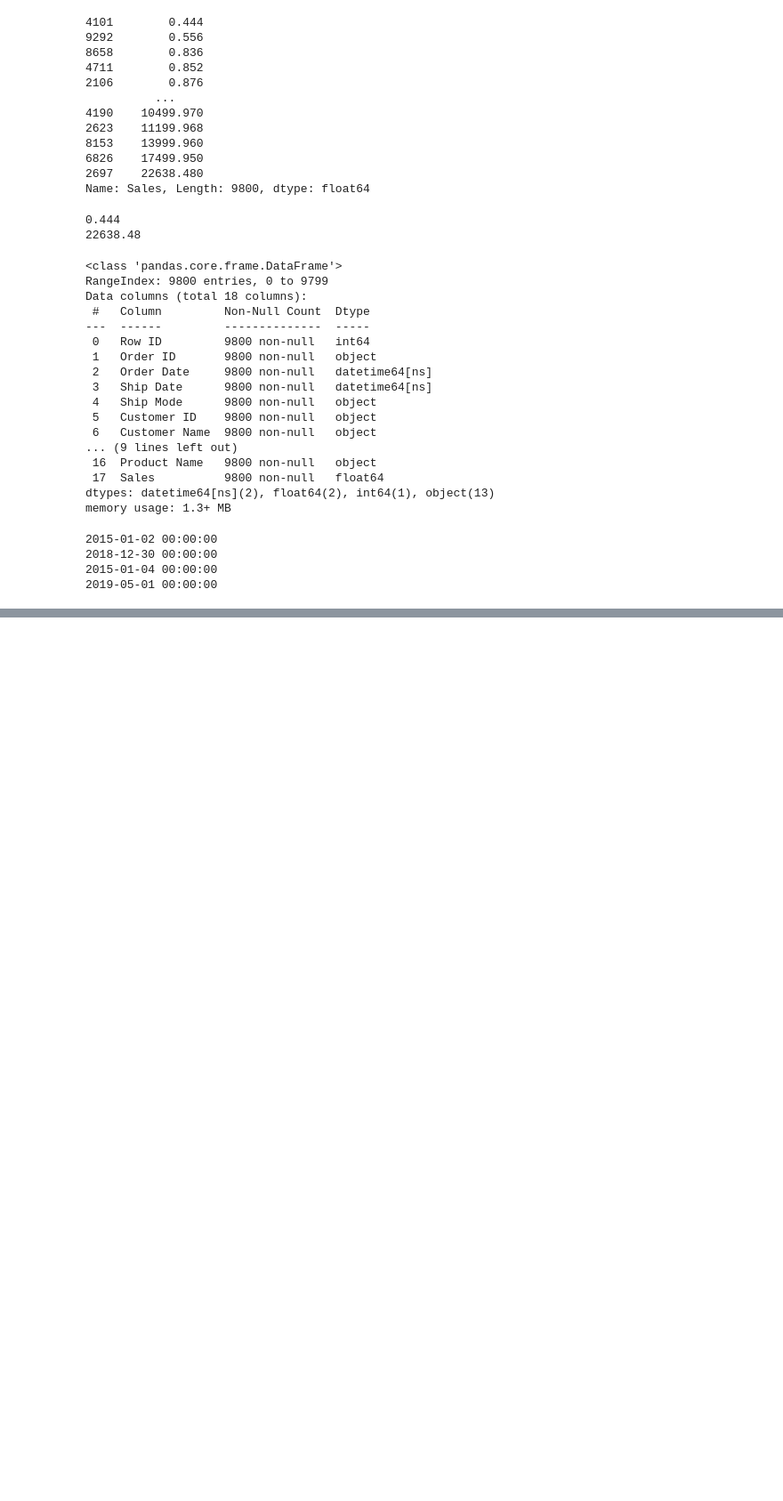
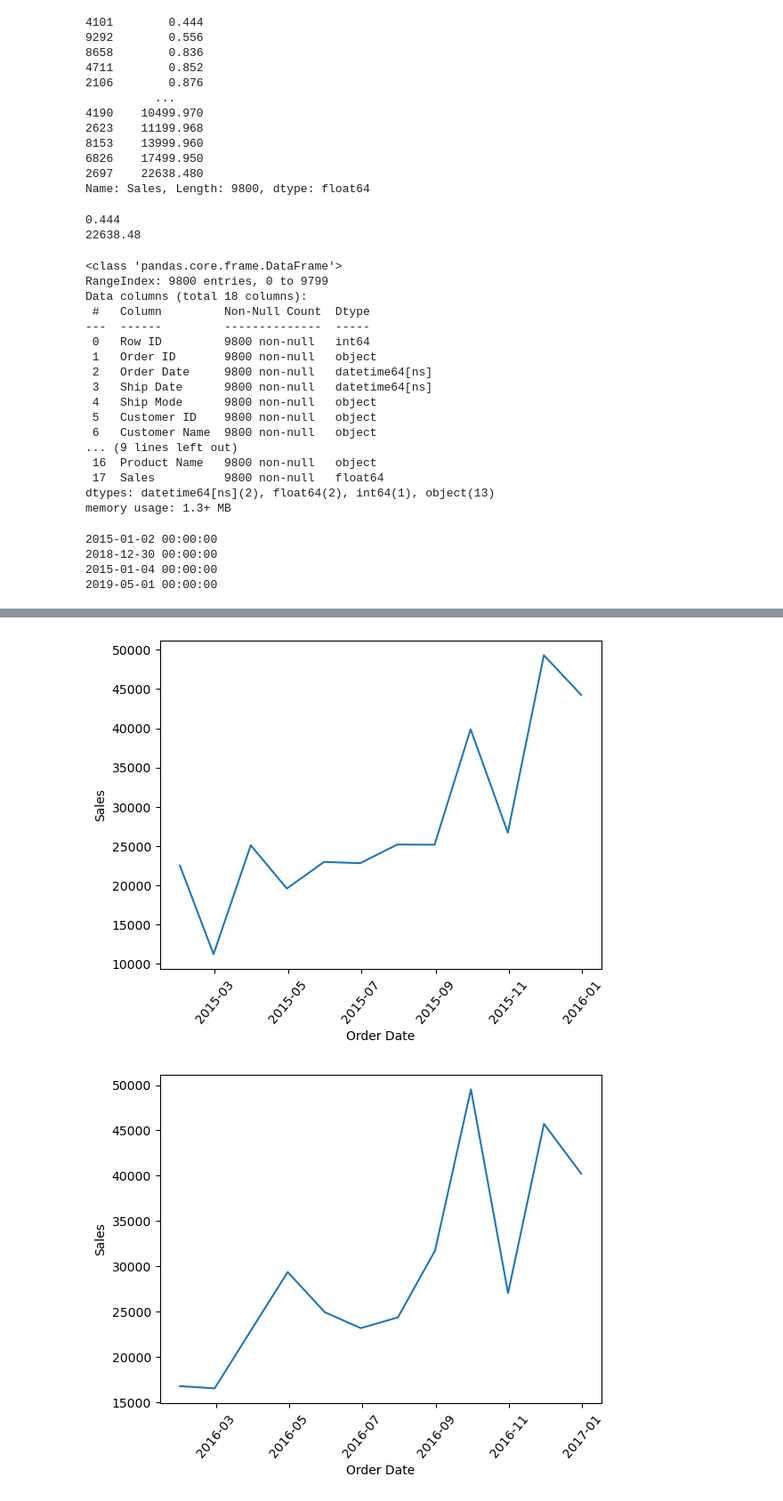
Before and after one commit to FerryMS/Sales_Projection, a Jupyter notebook: SuperstoreAnalysis.ipynb, the cells around one changed output, grey strips where cells are left out. Shown at 89% size. Cells and saved outputs as stored; diff of their text form; code cells hidden in the pictures; blank space fills up the shorter version.

```diff
--- a/SuperstoreAnalysis.ipynb
+++ b/SuperstoreAnalysis.ipynb
@@ -112,0 +182,27 @@ print(df['Ship Date'].max())
+# %%
+dfm15=dfm[dfm['Order Date'].dt.year==2015]
+dfm16=dfm[dfm['Order Date'].dt.year==2016]
+dfm17=dfm[dfm['Order Date'].dt.year==2017]
+dfm18=dfm[dfm['Order Date'].dt.year==2018]
+
+dfm15=pd.DataFrame(dfm15.groupby(pd.Grouper(freq='M'))['Sales'].sum())
+dfm16=pd.DataFrame(dfm16.groupby(pd.Grouper(freq='M'))['Sales'].sum())
+dfm17=pd.DataFrame(dfm17.groupby(pd.Grouper(freq='M'))['Sales'].sum())
+dfm18=pd.DataFrame(dfm18.groupby(pd.Grouper(freq='M'))['Sales'].sum())
+# %%
+# Plotting monthly total sales by year.
+sns.lineplot(x='Order Date',y='Sales',data=dfm15)
+plt.xticks(rotation=50)
+plt.show()
+sns.lineplot(x='Order Date',y='Sales',data=dfm16)
+plt.xticks(rotation=50)
+plt.show()
+sns.lineplot(x='Order Date',y='Sales',data=dfm17)
+plt.xticks(rotation=50)
+plt.show()
+sns.lineplot(x='Order Date',y='Sales',data=dfm18)
+plt.xticks(rotation=50)
+plt.show()
+# %% [output]
+[figure, added]
+[figure, added]
```
Also changed, not shown: parts of 9 cells of this notebook, 1 other file.
